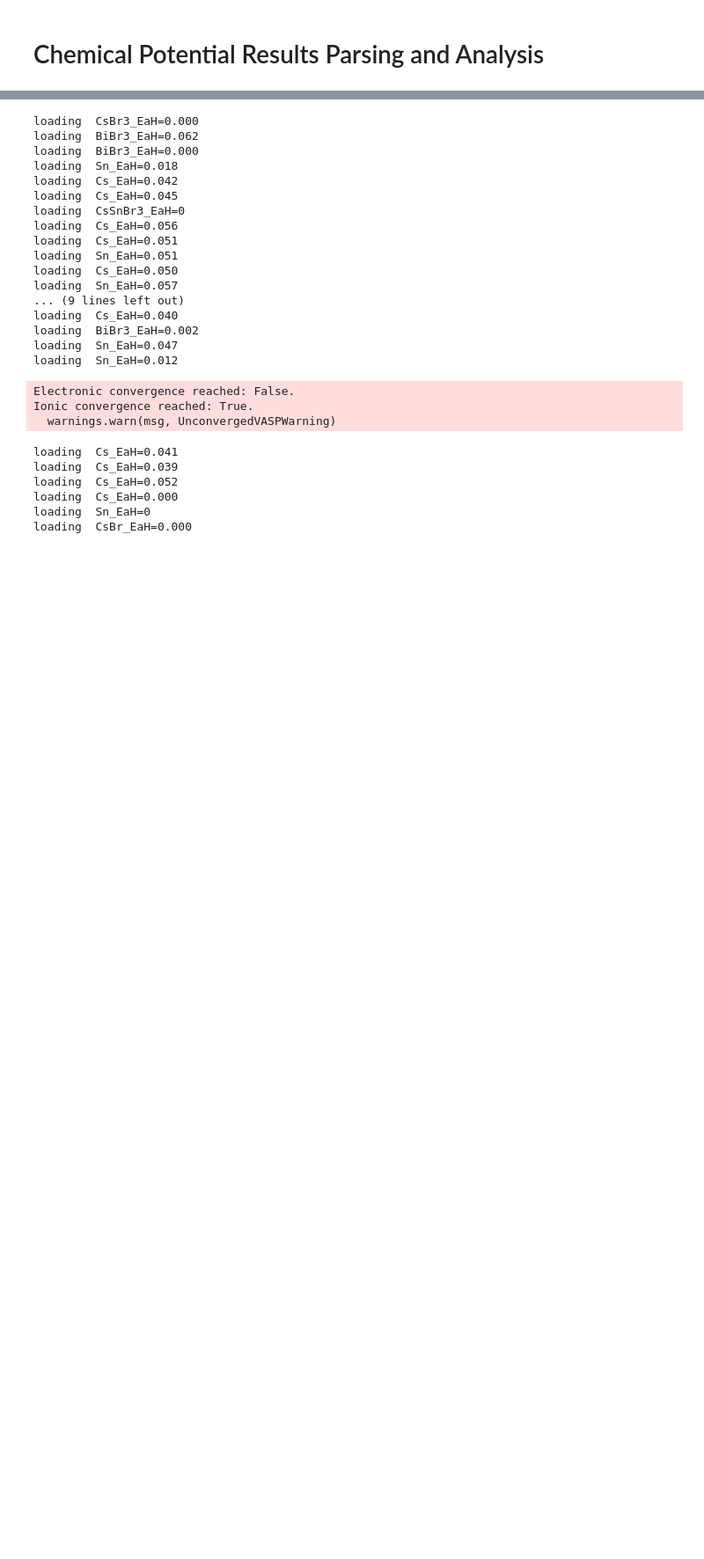
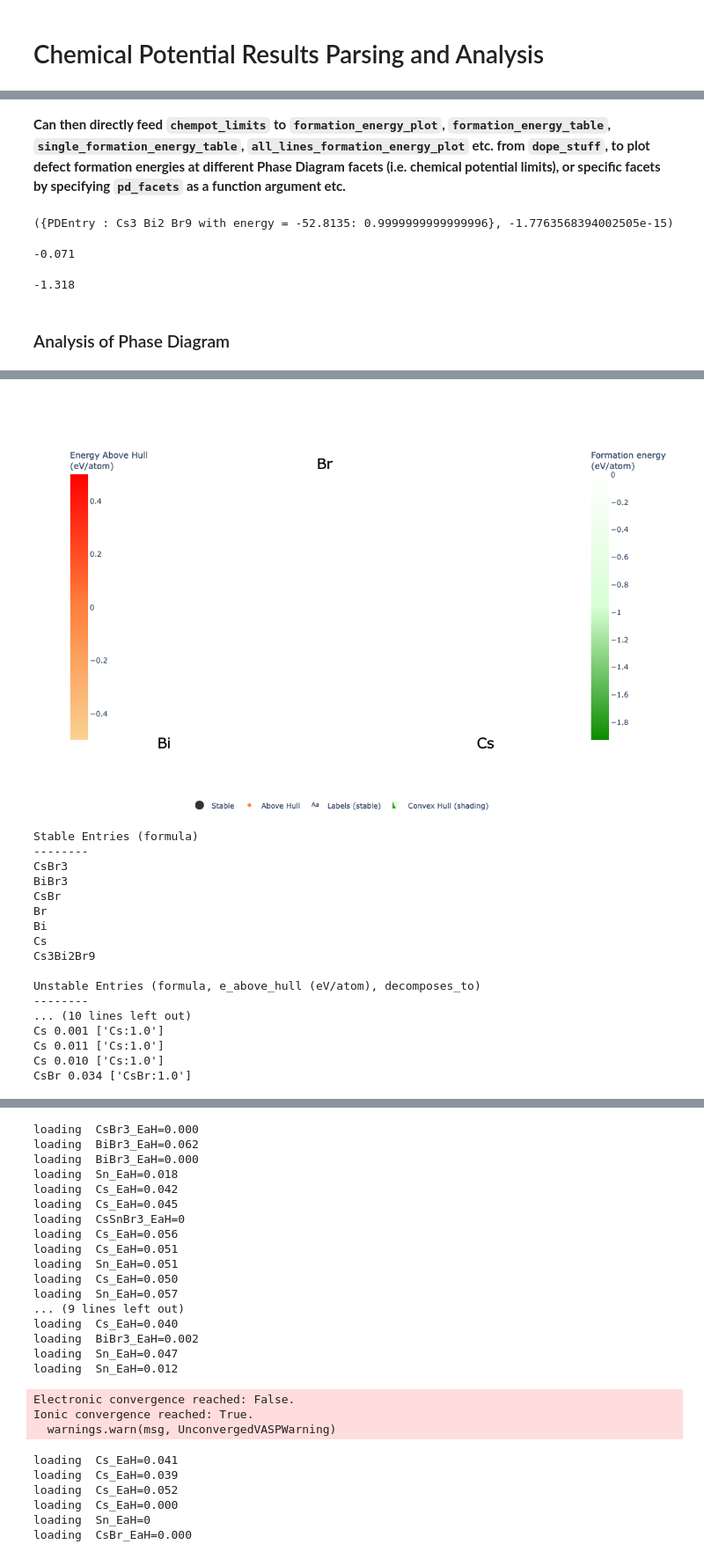
Before and after one commit to teruya7/doped, a Jupyter notebook: doped_chempot_parsing_example.ipynb, the cells around one changed output, grey strips where cells are left out. Shown at 88% size. Saved outputs shown, nothing was run; the diff lists cells and outputs as text; code cells hidden in the pictures; blank space fills up the shorter version.

Commit message:
Update chempot parsing notebook example.
Former-commit-id: 1ac78f4ec40355b10d14194aba97196f3b859a2f

```diff
--- a/doped_chempot_parsing_example.ipynb
+++ b/doped_chempot_parsing_example.ipynb
@@ -2,0 +35,34 @@
+# %% [markdown]
+**Can then directly feed `chempot_limits` to `formation_energy_plot`, `formation_energy_table`, `single_formation_energy_table`, `all_lines_formation_energy_plot` etc. from `dope_stuff`, to plot defect formation energies at different Phase Diagram facets (i.e. chemical potential limits), or specific facets by specifying `pd_facets` as a function argument etc.**
+# %%
+print(pd.get_decomp_and_e_above_hull(bulk_ce, allow_negative=True)) # energy above hull is zero here
+# %% [output]
+({PDEntry : Cs3 Bi2 Br9 with energy = -52.8135: 0.9999999999999996}, -1.7763568394002505e-15)
+# %%
+print(f"{pd.get_phase_separation_energy(bulk_ce, ):.3f}") # phase separation energy
+# %% [output]
+-0.071
+# %%
+print(f"{pd.get_form_energy_per_atom(bulk_ce):.3f}") # formation energy per atom
+# %% [output]
+-1.318
+# %% [markdown]
+### Analysis of Phase Diagram
+# %%
+# Plot!
+from pymatgen.analysis.phase_diagram import PDPlotter
+plotter = PDPlotter(pd, show_unstable=False)  # you can also try show_unstable=True
+plotter.show()
+# plotter.write_image("{}.png".format('-'.join(system)), "png")  # save figure
+
+
+print('Stable Entries (formula)\n--------')
+for e in pd.stable_entries:
+    print(e.composition.reduced_formula)
+
+print('\nUnstable Entries (formula, e_above_hull (eV/atom), decomposes_to)\n--------')
+for e in pd.unstable_entries:
+    decomp, e_above_hull = pd.get_decomp_and_e_above_hull(e)
+    pretty_decomp = ["{}:{}".format(k.composition.reduced_formula, round(v, 2)) for k, v in decomp.items()]
+    print(e.composition.reduced_formula, "%.3f" % e_above_hull, pretty_decomp)
+# %% [output]
@@ -2,0 +70,18 @@
+[figure, added]
+Stable Entries (formula)
+--------
+CsBr3
+BiBr3
+CsBr
+Br
+Bi
+Cs
+Cs3Bi2Br9
+
+Unstable Entries (formula, e_above_hull (eV/atom), decomposes_to)
+--------
+... (10 lines left out)
+Cs 0.001 ['Cs:1.0']
+Cs 0.011 ['Cs:1.0']
+Cs 0.010 ['Cs:1.0']
+CsBr 0.034 ['CsBr:1.0']
```
Also changed, not shown: parts of 11 cells of this notebook.
